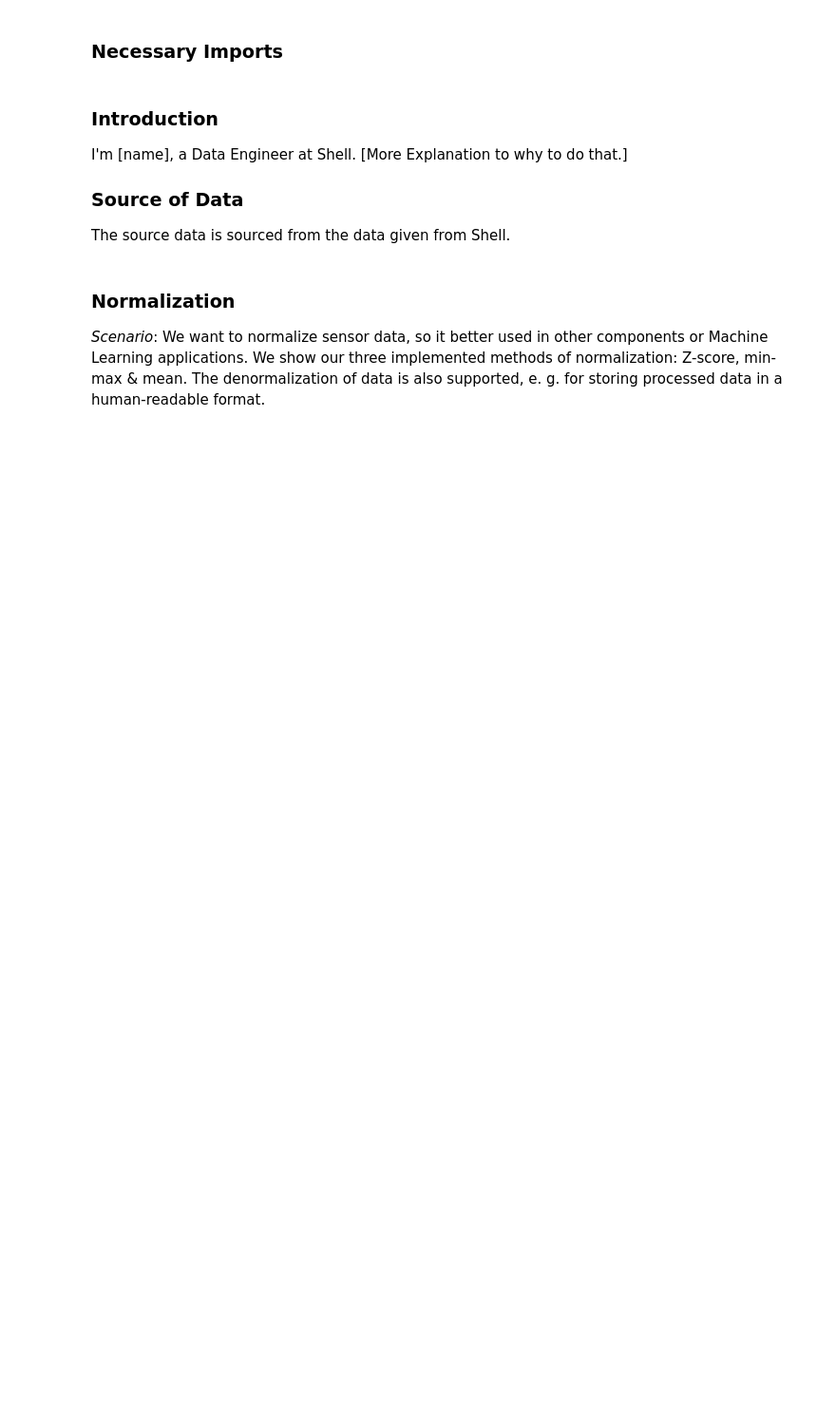
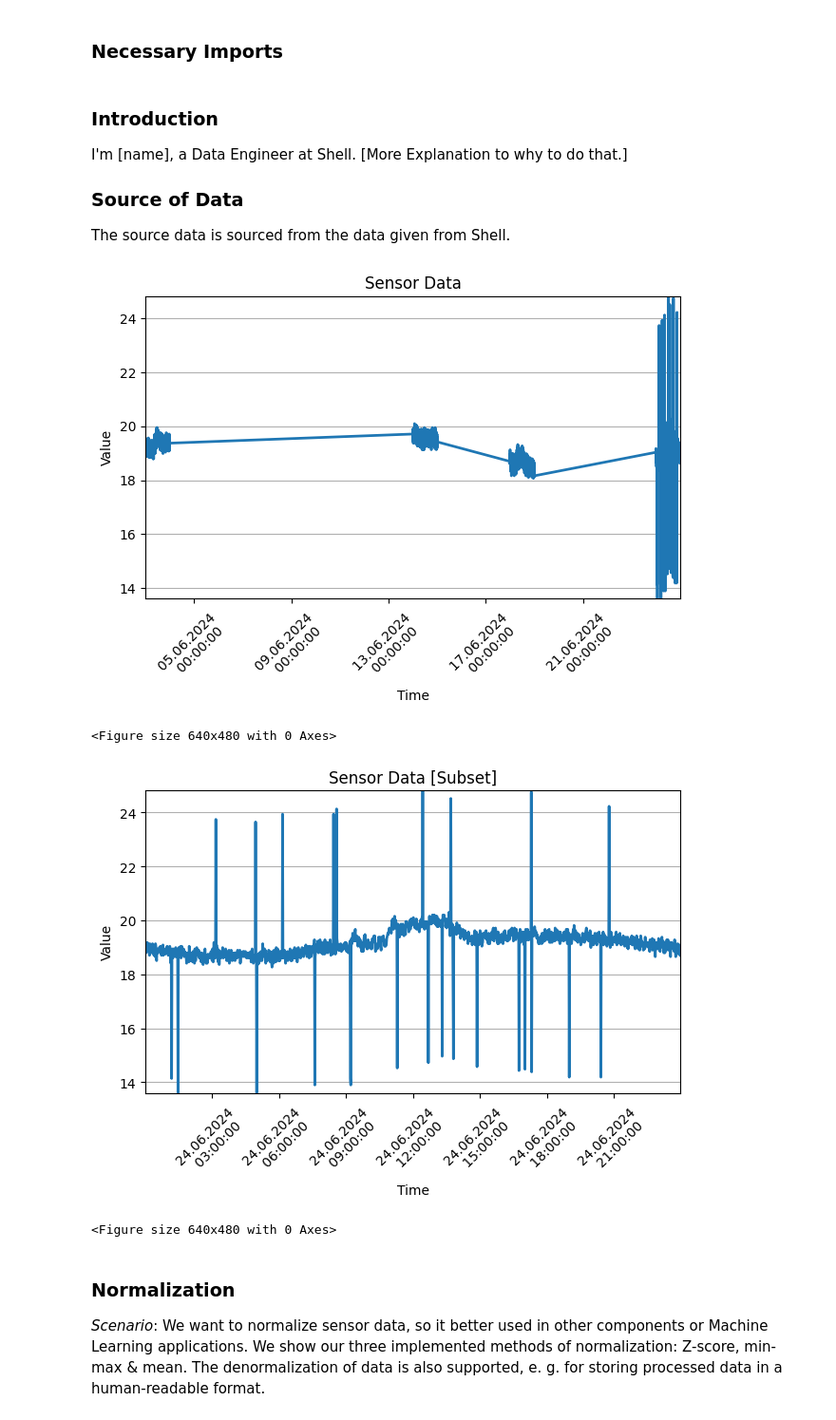
Before and after one commit to rtdip/core, a Jupyter notebook: notebook/pipeline_showcase.ipynb, the cells around one changed output. Shown at 95% size. Cells and saved outputs as stored; diff of their text form; code cells hidden in the pictures; blank space fills up the shorter version.

```diff
--- a/notebook/pipeline_showcase.ipynb
+++ b/notebook/pipeline_showcase.ipynb
@@ -27,79 +87,35 @@ I'm [name], a Data Engineer at Shell. [More Explanation to why to do that.]
 
 The source data is sourced from the data given from Shell.
 # %%
+# Load & prepare data for usage by filtering to single source and converting columns to correct type
 source_df = pd.read_pickle('./ExampleData.pkl')
 tagname_to_select = '.0MI22YDSAXA3E0:S20'
 source_df = source_df[source_df['TagName'] == tagname_to_select]
-
 source_df['EventTime'] = pd.to_datetime(source_df['EventTime'], format='mixed')
 source_df = source_df.sort_values(by='EventTime')
-
-def create_value_plot(value_df = None, secondary_value_df = None, title = 'Unnamed Plot', x_label = 'Index', y_label = 'Primary Label', secondary_y_label = 'Secondary Value', share_y_axis = False, xlim = None, ylim = None, y_sec_lines = None, linestyle = '--'):
-    value_df.index = pd.to_datetime(value_df['EventTime'], format='mixed')
-    value_df = value_df['Value']
-    if secondary_value_df is not None:
-        secondary_value_df.index = pd.to_datetime(secondary_value_df['EventTime'], format='mixed')
-        secondary_value_df = secondary_value_df['Value']
-
-    fig, ax = plt.subplots()
-    ax.plot(value_df, linestyle)
-    ax.set_xlabel(x_label)
-    ax.set_xticks(ax.get_xticks())
-    ax.set_xticklabels(ax.get_xticklabels(), rotation=45)
-    ax.xaxis.set_major_formatter(mdates.DateFormatter("%d.%m.%Y \n %H:%M:%S"))
-    ax.set_ylabel(y_label)
-    ax.set_title(title)
-    ax.set_ylim([value_df.min(), value_df.max()] if ylim is None else ylim)
-    ax.set_xlim([value_df.index.min(), value_df.index.max()] if xlim is None else xlim)
-    ax.grid(axis='y')
-
-    if secondary_value_df is not None:
-        ax2 = ax.twinx()
-        color='tab:red'
-        ax2.set_ylabel(secondary_y_label, color=color)
-        ax2.plot(secondary_value_df, linestyle, color=color, linewidth=3,)
-        ax2.tick_params(axis='y', labelcolor=color)
-        ax2.set_ylim(ax.get_ylim() if share_y_axis else [secondary_value_df.min(), secondary_value_df.max()])
-        ax2.set_xlim(ax.get_xlim())
-        if y_sec_lines is not None:
-            for y_sec_line in y_sec_lines:
-                ax2.axhline(y_sec_line, color= 'gray', linestyle = linestyle)
-
-
-    fig.tight_layout()
-    plt.show()
-    plt.clf()
-
-def add_extreme_spikes(value_df, entries_to_spike=25):
-    random.seed(0)
-    samples = value_df.sample(n=entries_to_spike, random_state=1)
-    mask = value_df.index.isin(samples.index)
-    value_df.loc[mask, 'Value'] = value_df.loc[mask, 'Value'].apply(lambda x: x + 5.0 if random.random() < 0.5 else x - 5.0)
-    return value_df
-
-def add_duplicate_data(value_df, entries_to_duplicate=25):
-    random.seed(0)
-    samples = value_df.head(n=entries_to_duplicate)
-    value_df = pd.concat([value_df, samples])
-    return value_df
-
-create_value_plot(source_df, title='Sensor Data')
+source_df.index = source_df['EventTime']
+full_source_df = source_df
 
 start_time = pd.to_datetime('2024-06-24 0:00:00', format='%Y-%m-%d %X')
 end_time = pd.to_datetime('2024-06-25 0:00:00', format='%Y-%m-%d %X')
-# Slicing by end dates is only possible if index is sorted by time
 source_df = source_df[start_time:end_time]
 
-# Add artificial data to spike
 source_df = add_extreme_spikes(source_df)
-ext_source_df = source_df
 source_df = add_duplicate_data(source_df)
-dup_source_df = source_df
 source_df = source_df.sort_index()
 
-create_value_plot(source_df, title='Sensor Data [Subset]')
+full_source_df = pd.concat([full_source_df.loc[:start_time], source_df[start_time:end_time], full_source_df.loc[end_time:]], axis=0)
+
+# We plot here the whole data range of one source
+create_value_plot(full_source_df, title='Sensor Data', y_label='Value', x_label='Time', linestyle='-')
+create_value_plot(source_df, title='Sensor Data [Subset]', y_label='Value', x_label='Time', linestyle='-')
 
 df_0 = spark_session.createDataFrame(source_df, ['TagName', 'EventTime', 'Status', 'Value'])
+# %% [output]
+[figure, added]
+<Figure size 640x480 with 0 Axes>
+[figure, added]
+<Figure size 640x480 with 0 Axes>
 # %% [markdown]
 ### Normalization
 *Scenario*:
```
Also changed, not shown: parts of 11 cells of this notebook.
